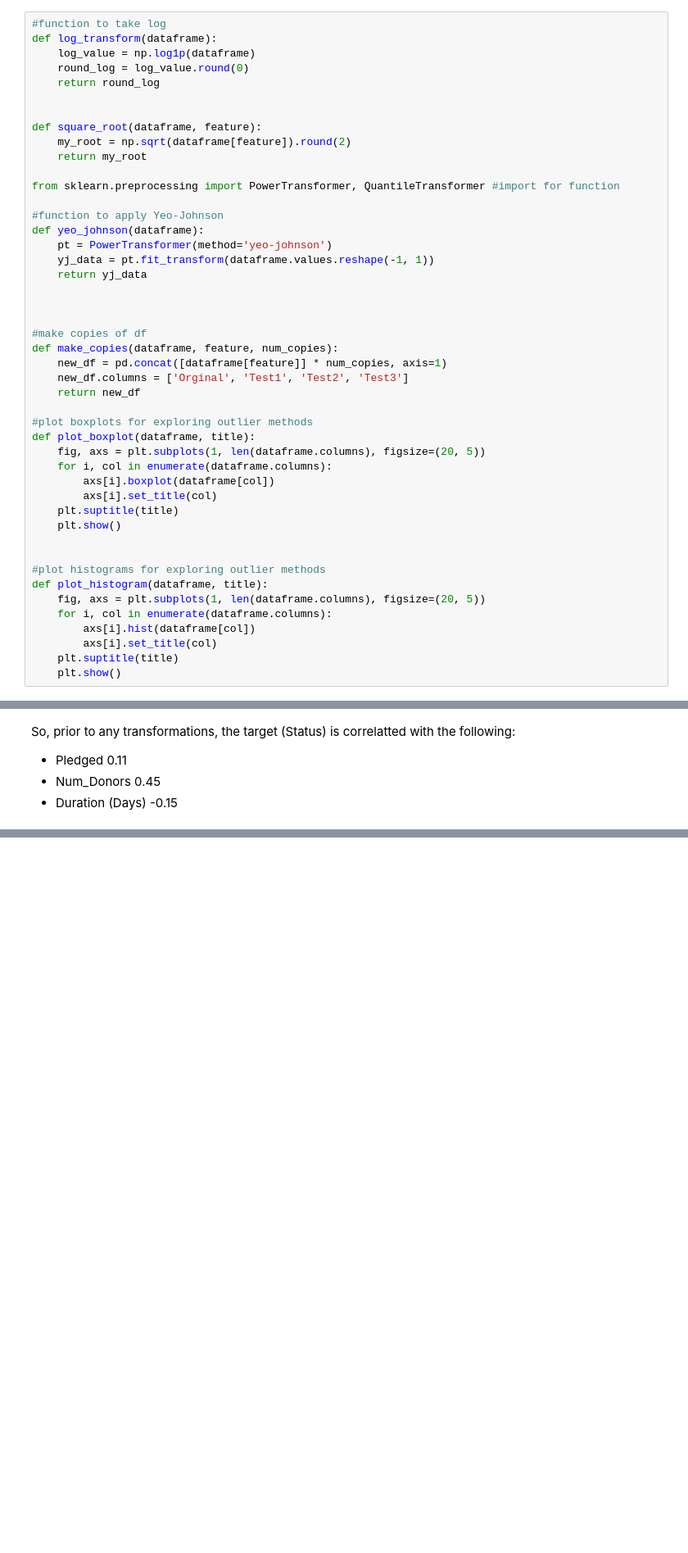
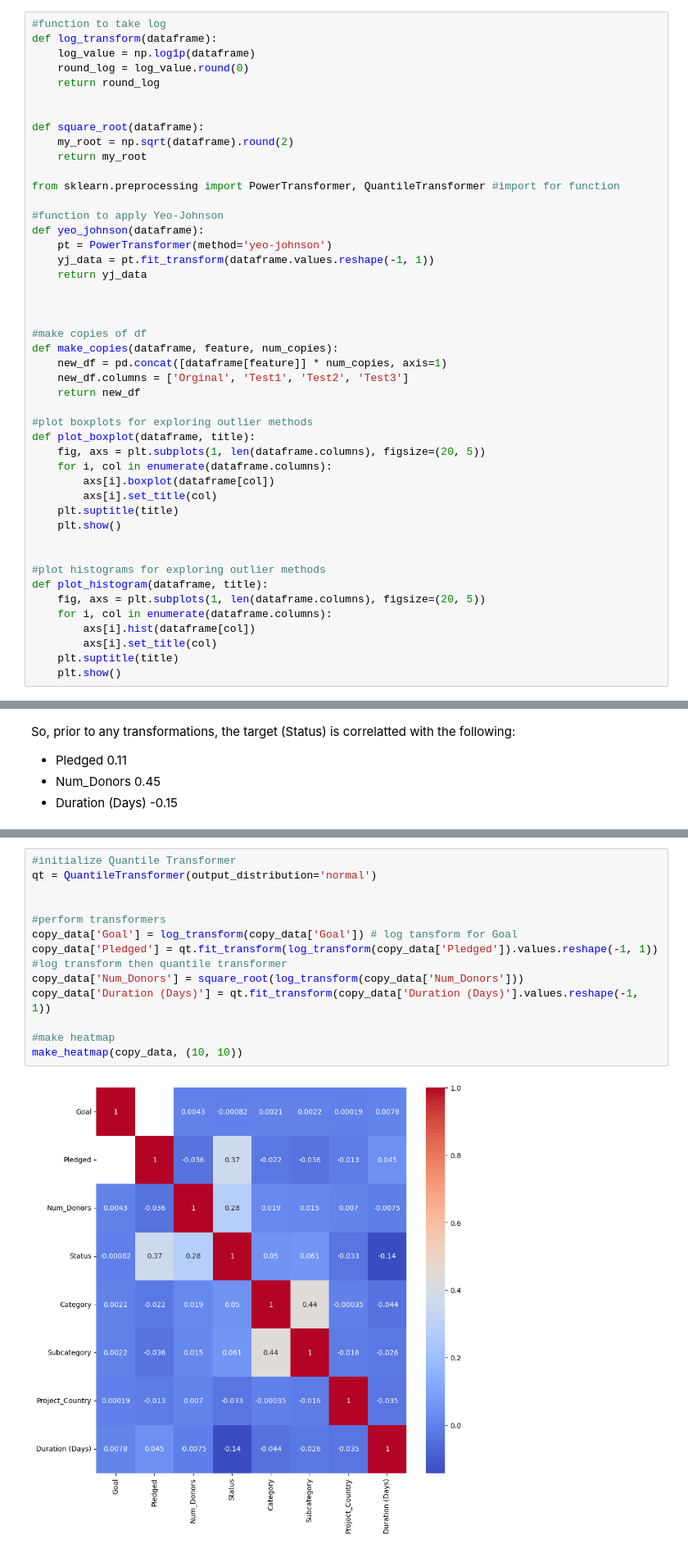
Before and after one commit to SBangarh/Kickstarter_Analysis, a Jupyter notebook: exploratory_analysis.ipynb, the cells around one changed output, grey strips where cells are left out. Shown at 82% size. Drawn from its saved outputs; the diff is of its cells as text; blank space fills up the shorter version.

Commit message:
apply select transformations yielded some interesting results on my data. Will explore binning before I remodel

```diff
--- a/exploratory_analysis.ipynb
+++ b/exploratory_analysis.ipynb
@@ -511,8 +511,8 @@ def log_transform(dataframe):
     return round_log
 
 
-def square_root(dataframe, feature):
-    my_root = np.sqrt(dataframe[feature]).round(2)
+def square_root(dataframe):
+    my_root = np.sqrt(dataframe).round(2)
     return my_root
 
 from sklearn.preprocessing import PowerTransformer, QuantileTransformer #import for function
@@ -675,0 +676,15 @@ let's transform some of the numerical data and reassess the heatmap
+# %%
+#initialize Quantile Transformer
+qt = QuantileTransformer(output_distribution='normal')
+
+
+#perform transformers
+copy_data['Goal'] = log_transform(copy_data['Goal']) # log tansform for Goal
+copy_data['Pledged'] = qt.fit_transform(log_transform(copy_data['Pledged']).values.reshape(-1, 1)) #log transform then quantile transformer
+copy_data['Num_Donors'] = square_root(log_transform(copy_data['Num_Donors']))
+copy_data['Duration (Days)'] = qt.fit_transform(copy_data['Duration (Days)'].values.reshape(-1, 1))
+
+#make heatmap
+make_heatmap(copy_data, (10, 10))
+# %% [output]
+[figure, added]
```
Also changed, not shown: parts of 7 cells of this notebook.
